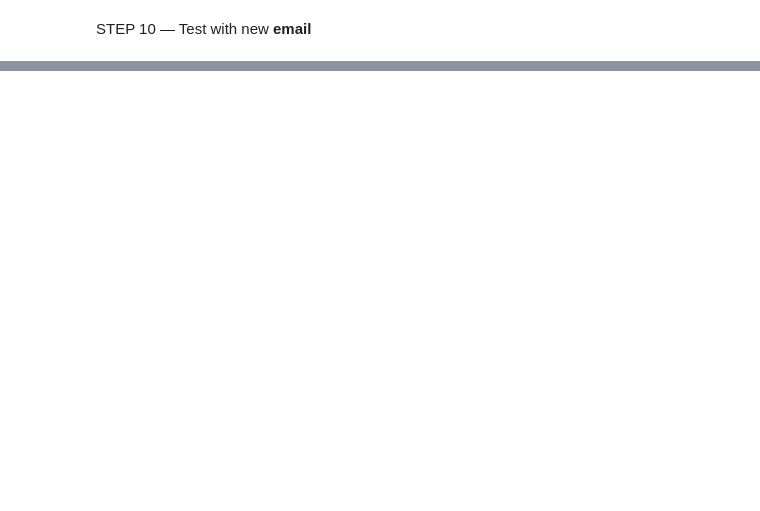
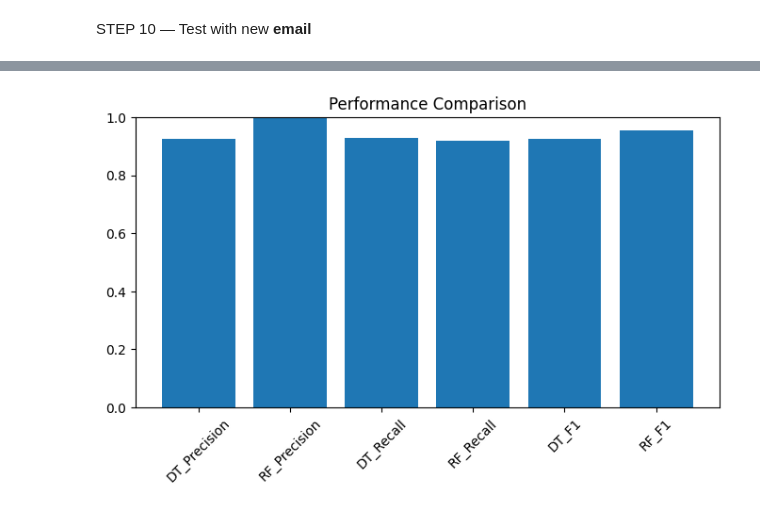
Before and after one commit to rahul-raha/colab-code, a Jupyter notebook: RahulRaha.ipynb, the cells around one changed output, grey strips where cells are left out. Cells and saved outputs as stored; diff of their text form; code cells hidden in the pictures; blank space fills up the shorter version.

```diff
--- a/RahulRaha.ipynb
+++ b/RahulRaha.ipynb
@@ -152,0 +289,22 @@ NOT SPAM
+# %%
+
+
+from sklearn.metrics import precision_score, recall_score, f1_score
+
+metrics = {
+    "DT_Precision": precision_score(y_test, dt_pred),
+    "RF_Precision": precision_score(y_test, rf_pred),
+    "DT_Recall": recall_score(y_test, dt_pred),
+    "RF_Recall": recall_score(y_test, rf_pred),
+    "DT_F1": f1_score(y_test, dt_pred),
+    "RF_F1": f1_score(y_test, rf_pred)
+}
+
+plt.figure(figsize=(8,4))
+plt.bar(metrics.keys(), metrics.values())
+plt.xticks(rotation=45)
+plt.ylim(0,1)
+plt.title("Performance Comparison")
+plt.show()
+# %% [output]
+[figure, added]
```
Also changed, not shown: parts of 12 cells of this notebook.
